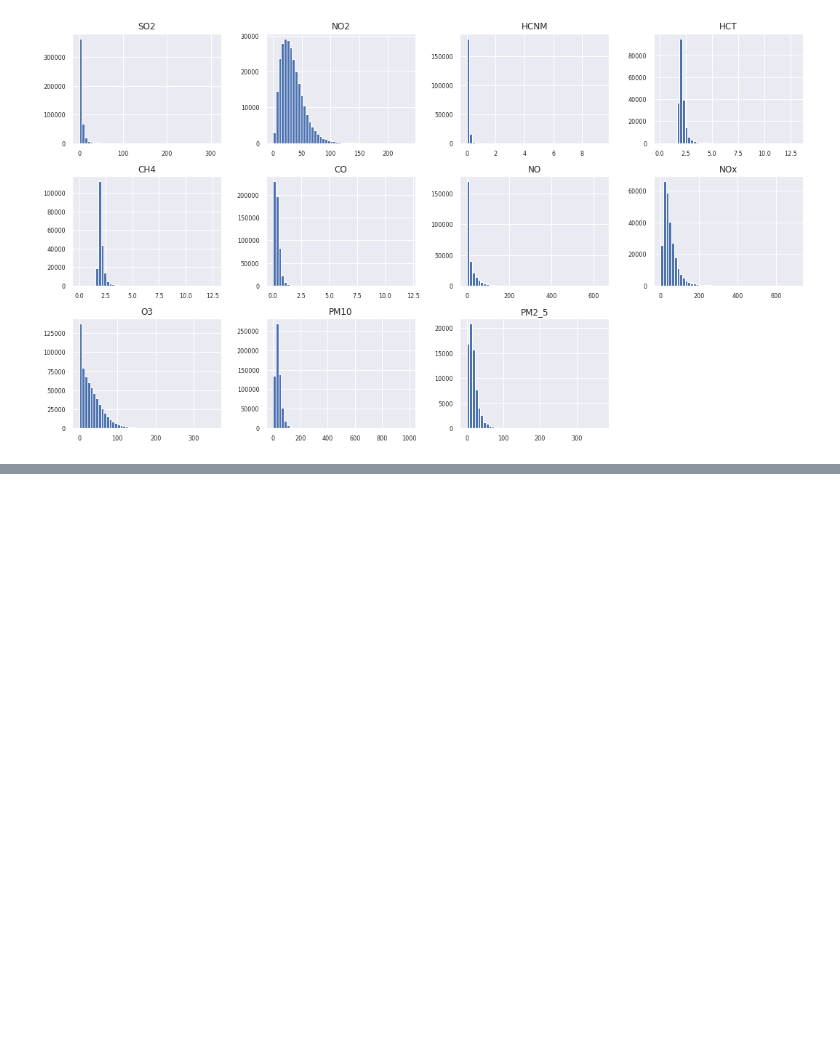
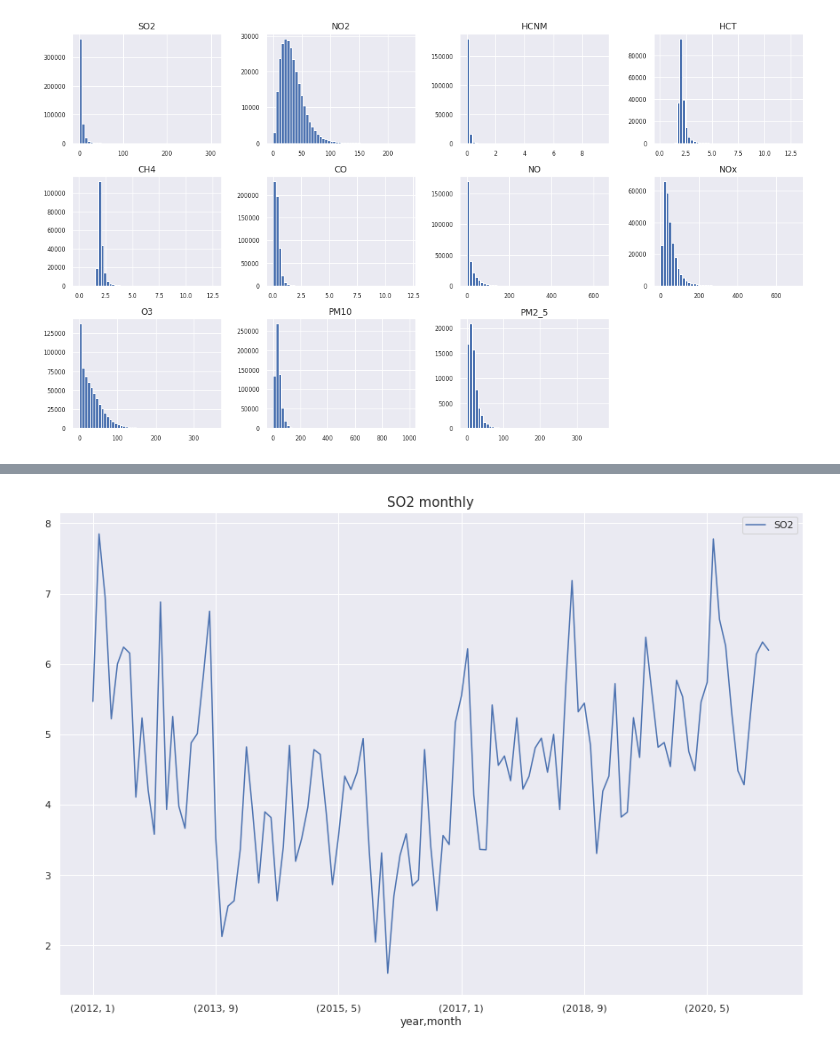
Before and after one commit to lucasmoschen/machine-learning-project, a Jupyter notebook: notebooks/eda.ipynb, the cells around one changed output, grey strips where cells are left out. Cells and saved outputs as stored; diff of their text form; code cells hidden in the pictures; blank space fills up the shorter version.

```diff
--- a/notebooks/eda.ipynb
+++ b/notebooks/eda.ipynb
@@ -133,0 +166,7 @@ plt.show()
+# %%
+air_data.groupby(by = ["year", 'month']).mean()[ ['SO2']].plot(figsize = (15,10))
+plt.legend(loc='upper right')
+plt.title("SO2 monthly", fontsize = 15)
+plt.show()
+# %% [output]
+[figure, added]
```
Also changed, not shown: parts of 12 cells of this notebook, 24 other files.
